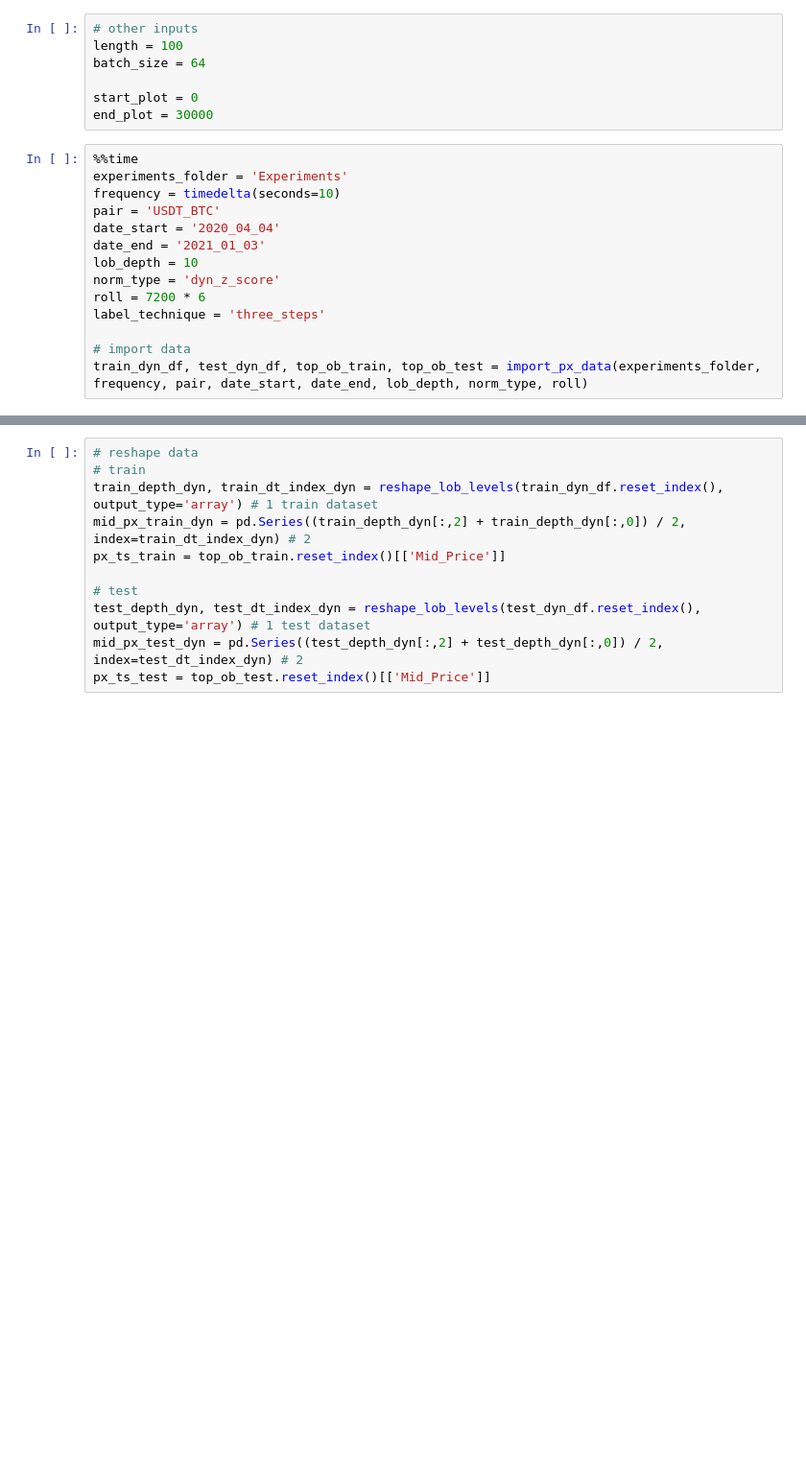
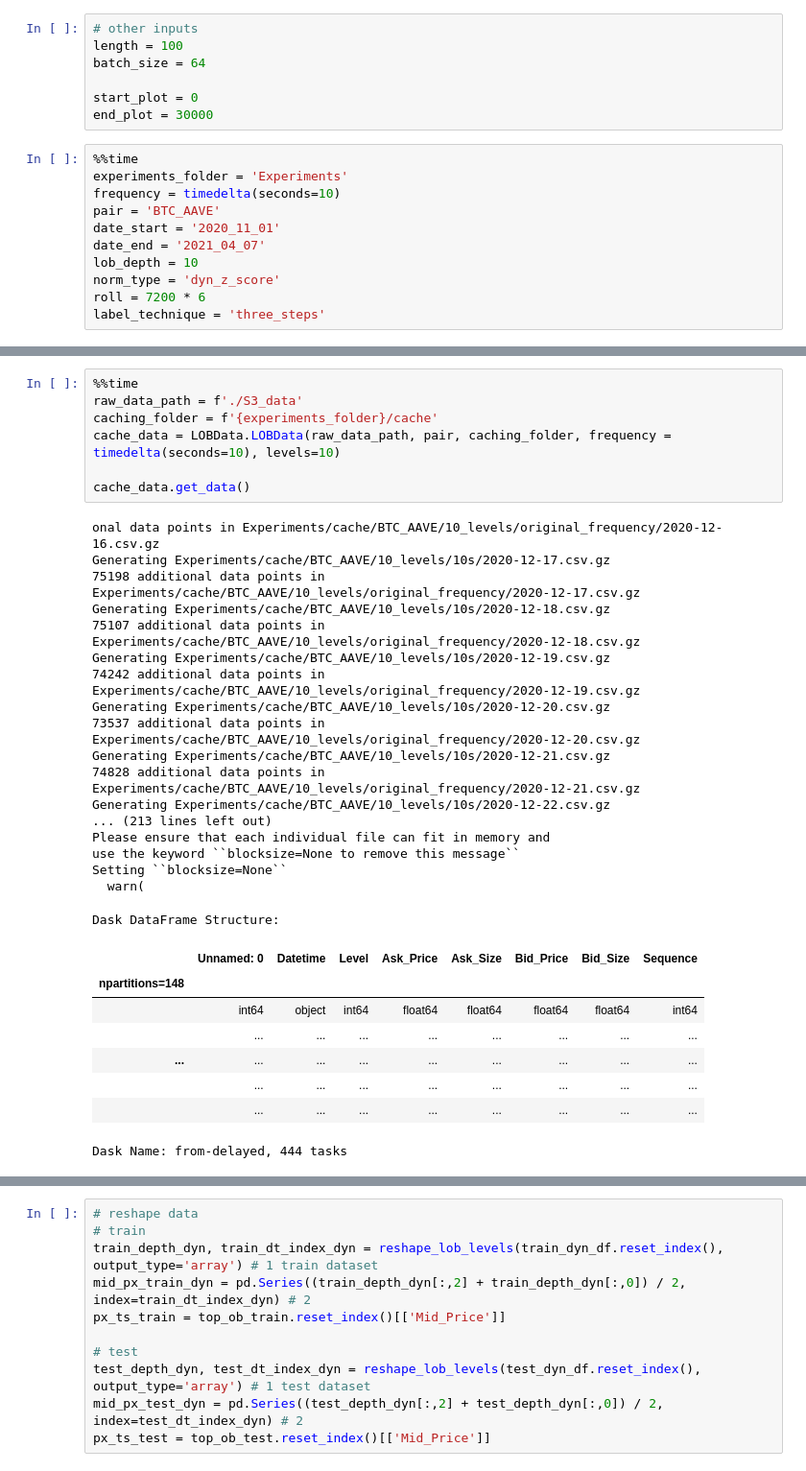
Before and after one commit to ociredef92/RL_Trader, a Jupyter notebook: Training.ipynb, the cells around one changed output, grey strips where cells are left out. Shown: that part at 96% size. Cells and saved outputs as stored; diff of their text form; blank space fills up the shorter version.

```diff
--- a/Training.ipynb
+++ b/Training.ipynb
@@ -50,13 +58,10 @@ end_plot = 30000
 %%time
 experiments_folder = 'Experiments'
 frequency = timedelta(seconds=10)
-pair = 'USDT_BTC'
-date_start = '2020_04_04'
-date_end = '2021_01_03'
+pair = 'BTC_AAVE'
+date_start = '2020_11_01'
+date_end = '2021_04_07'
 lob_depth = 10
 norm_type = 'dyn_z_score'
 roll = 7200 * 6
 label_technique = 'three_steps'
-
-# import data
-train_dyn_df, test_dyn_df, top_ob_train, top_ob_test = import_px_data(experiments_folder, frequency, pair, date_start, date_end, lob_depth, norm_type, roll)
@@ -62,0 +71,34 @@ train_dyn_df, test_dyn_df, top_ob_train, top_ob_test = import_px_data(experiment
+# %%
+%%time
+raw_data_path = f'./S3_data'
+caching_folder = f'{experiments_folder}/cache'
+cache_data = LOBData.LOBData(raw_data_path, pair, caching_folder, frequency = timedelta(seconds=10), levels=10)
+
+cache_data.get_data()
+# %% [output]
+onal data points in Experiments/cache/BTC_AAVE/10_levels/original_frequency/2020-12-16.csv.gz
+Generating Experiments/cache/BTC_AAVE/10_levels/10s/2020-12-17.csv.gz
+75198 additional data points in Experiments/cache/BTC_AAVE/10_levels/original_frequency/2020-12-17.csv.gz
+Generating Experiments/cache/BTC_AAVE/10_levels/10s/2020-12-18.csv.gz
+75107 additional data points in Experiments/cache/BTC_AAVE/10_levels/original_frequency/2020-12-18.csv.gz
+Generating Experiments/cache/BTC_AAVE/10_levels/10s/2020-12-19.csv.gz
+74242 additional data points in Experiments/cache/BTC_AAVE/10_levels/original_frequency/2020-12-19.csv.gz
+Generating Experiments/cache/BTC_AAVE/10_levels/10s/2020-12-20.csv.gz
+73537 additional data points in Experiments/cache/BTC_AAVE/10_levels/original_frequency/2020-12-20.csv.gz
+Generating Experiments/cache/BTC_AAVE/10_levels/10s/2020-12-21.csv.gz
+74828 additional data points in Experiments/cache/BTC_AAVE/10_levels/original_frequency/2020-12-21.csv.gz
+Generating Experiments/cache/BTC_AAVE/10_levels/10s/2020-12-22.csv.gz
+... (213 lines left out)
+Please ensure that each individual file can fit in memory and
+use the keyword ``blocksize=None to remove this message``
+Setting ``blocksize=None``
+  warn(
+Dask DataFrame Structure:
+|  | Unnamed: 0 | Datetime | Level | Ask_Price | Ask_Size | Bid_Price | Bid_Size | Sequence |
+| npartitions=148 |  |  |  |  |  |  |  |  |
+|  | int64 | object | int64 | float64 | float64 | float64 | float64 | int64 |
+|  | ... | ... | ... | ... | ... | ... | ... | ... |
+| ... | ... | ... | ... | ... | ... | ... | ... | ... |
+|  | ... | ... | ... | ... | ... | ... | ... | ... |
+|  | ... | ... | ... | ... | ... | ... | ... | ... |
+Dask Name: from-delayed, 444 tasks
```
Also changed, not shown: parts of 17 cells of this notebook, 2 other files.
